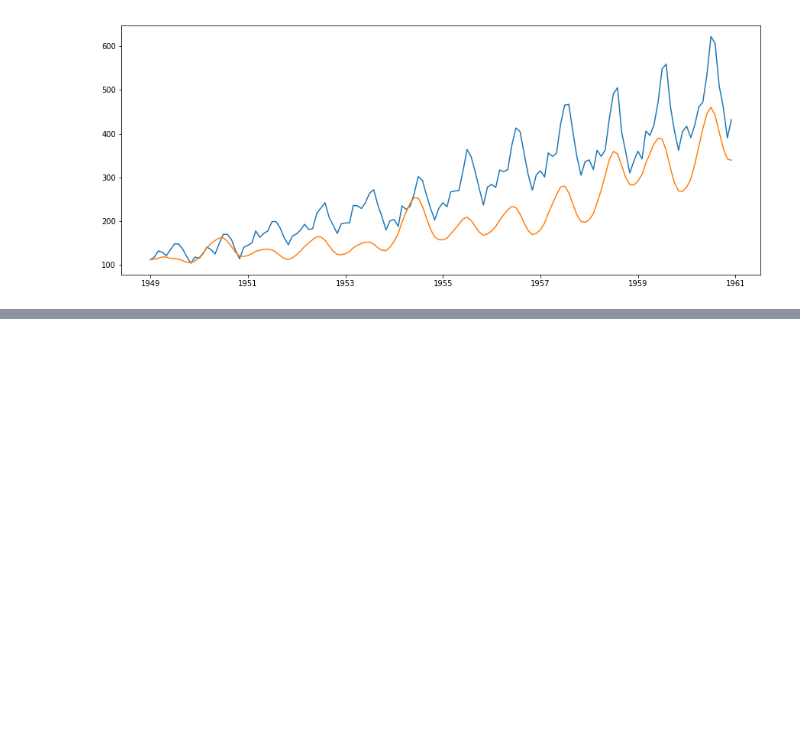
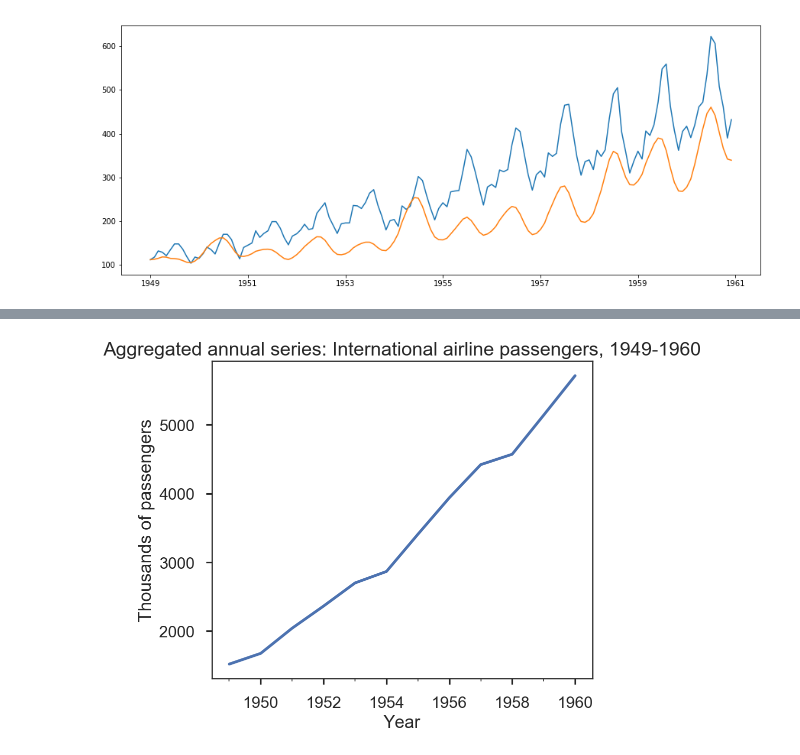
Before and after one commit to mkumar73/time-series, a Jupyter notebook: python/02.air_passenger_arima.ipynb, the cells around one changed output, grey strips where cells are left out. Saved outputs shown, nothing was run; the diff lists cells and outputs as text; code cells hidden in the pictures; blank space fills up the shorter version.

```diff
--- a/python/02.air_passenger_arima.ipynb
+++ b/python/02.air_passenger_arima.ipynb
@@ -453,0 +502,14 @@ plt.plot(pred_ARIMA)
+# %%
+# Examine annual trend in the data
+fig, ax = plt.subplots(figsize=(8,6));
+
+passenger_data['Passengers'].resample('AS').sum().plot(ax=ax)
+
+ax.set_title('Aggregated annual series: International airline passengers, 1949-1960');
+ax.set_ylabel('Thousands of passengers');
+ax.set_xlabel('Year');
+ax.xaxis.set_ticks_position('bottom')
+fig.tight_layout();
+fig.subplots_adjust(top=0.9)
+# %% [output]
+[figure, added]
```
Also changed, not shown: parts of 16 cells of this notebook.
